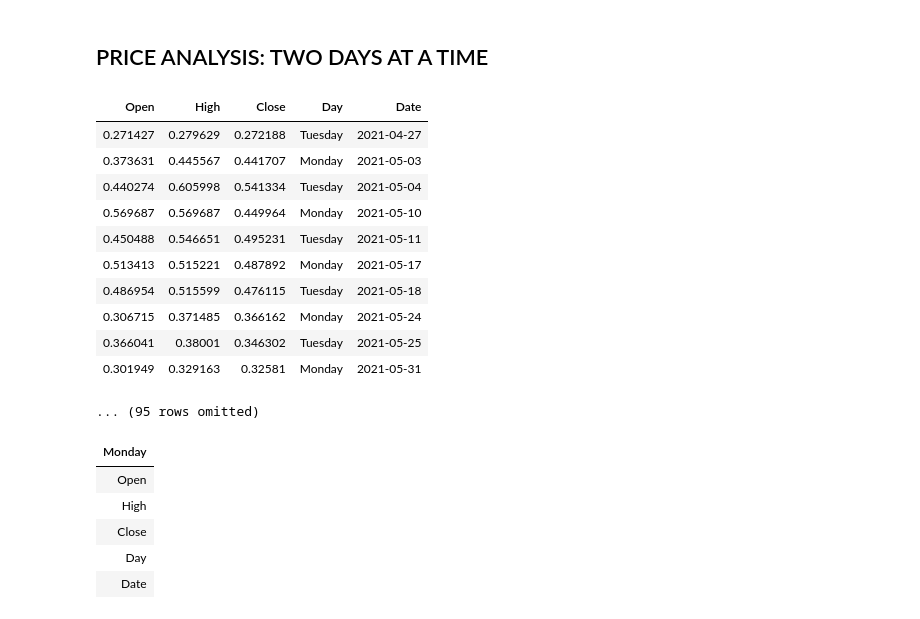
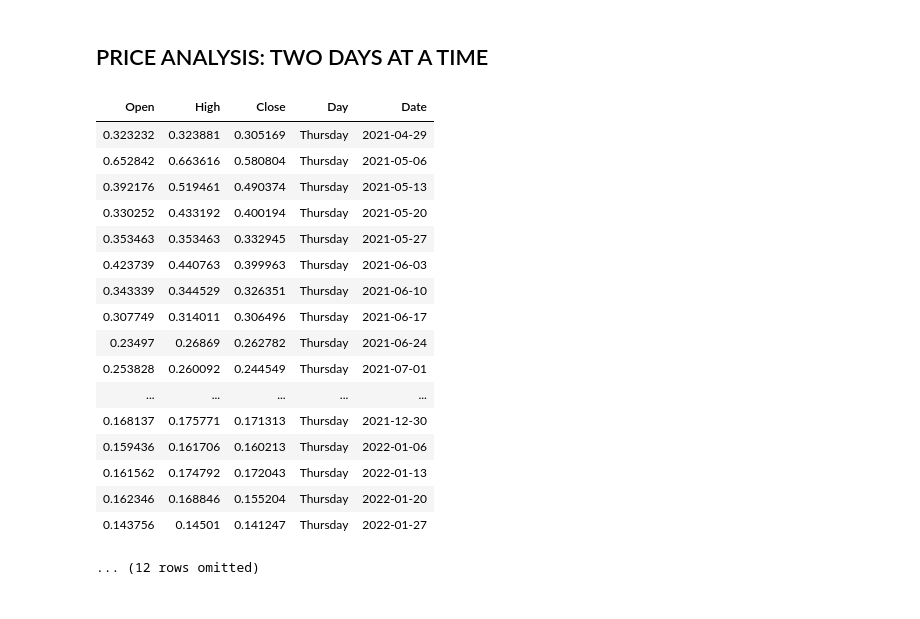
Before and after one commit to rrstats/doge, a Jupyter notebook: DOGE_USD.ipynb, the cells around one changed output. Drawn from its saved outputs; the diff is of its cells as text; code cells hidden in the pictures.

```diff
--- a/DOGE_USD.ipynb
+++ b/DOGE_USD.ipynb
@@ -160,22 +217,24 @@ vol_table.drop('Total Volume').sort('Median Volume', descending=True).barh('Day'
 # %%
 #Prices only for Monday & Tuesday
 prices = doge.select('Open', 'High', 'Close', 'Day', 'Date')
-p_mon_tue = prices.where('Day', are.not_containing('Wedn')).where(
-    'Day', are.not_containing('Thur')).where(
-        'Day', are.not_containing('Fri')).where(
-            'Day', are.not_containing('Sat')).where(
-                'Day', are.not_containing('Sund'))
-p_mon_tue
+p_mon_tue = prices.where('Day', are.containing('Wed' and 'Thur'))
+p_mon_tue.show(40)
 # %% [output]
 | Open | High | Close | Day | Date |
-| 0.271427 | 0.279629 | 0.272188 | Tuesday | 2021-04-27 |
-| 0.373631 | 0.445567 | 0.441707 | Monday | 2021-05-03 |
-| 0.440274 | 0.605998 | 0.541334 | Tuesday | 2021-05-04 |
-| 0.569687 | 0.569687 | 0.449964 | Monday | 2021-05-10 |
-| 0.450488 | 0.546651 | 0.495231 | Tuesday | 2021-05-11 |
-| 0.513413 | 0.515221 | 0.487892 | Monday | 2021-05-17 |
-| 0.486954 | 0.515599 | 0.476115 | Tuesday | 2021-05-18 |
-| 0.306715 | 0.371485 | 0.366162 | Monday | 2021-05-24 |
-| 0.366041 | 0.38001 | 0.346302 | Tuesday | 2021-05-25 |
-| 0.301949 | 0.329163 | 0.32581 | Monday | 2021-05-31 |
+| 0.323232 | 0.323881 | 0.305169 | Thursday | 2021-04-29 |
+| 0.652842 | 0.663616 | 0.580804 | Thursday | 2021-05-06 |
+| 0.392176 | 0.519461 | 0.490374 | Thursday | 2021-05-13 |
+| 0.330252 | 0.433192 | 0.400194 | Thursday | 2021-05-20 |
+| 0.353463 | 0.353463 | 0.332945 | Thursday | 2021-05-27 |
+| 0.423739 | 0.440763 | 0.399963 | Thursday | 2021-06-03 |
+| 0.343339 | 0.344529 | 0.326351 | Thursday | 2021-06-10 |
+| 0.307749 | 0.314011 | 0.306496 | Thursday | 2021-06-17 |
+| 0.23497 | 0.26869 | 0.262782 | Thursday | 2021-06-24 |
+| 0.253828 | 0.260092 | 0.244549 | Thursday | 2021-07-01 |
+| ... | ... | ... | ... | ... |
+| 0.168137 | 0.175771 | 0.171313 | Thursday | 2021-12-30 |
+| 0.159436 | 0.161706 | 0.160213 | Thursday | 2022-01-06 |
+| 0.161562 | 0.174792 | 0.172043 | Thursday | 2022-01-13 |
+| 0.162346 | 0.168846 | 0.155204 | Thursday | 2022-01-20 |
+| 0.143756 | 0.14501 | 0.141247 | Thursday | 2022-01-27 |
-... (95 rows omitted)
+... (12 rows omitted)
@@ -185,12 +240,0 @@ p_mon_tue
-# %%
-mon_tue = Table().with_columns(
-  'Monday', p_mon_tue.where('Day', are.containing('Day'))
-)
-mon_tue
-# %% [output]
-| Monday |
-| Open |
-| High |
-| Close |
-| Day |
-| Date |
```
Also changed, not shown: parts of 9 cells of this notebook.
